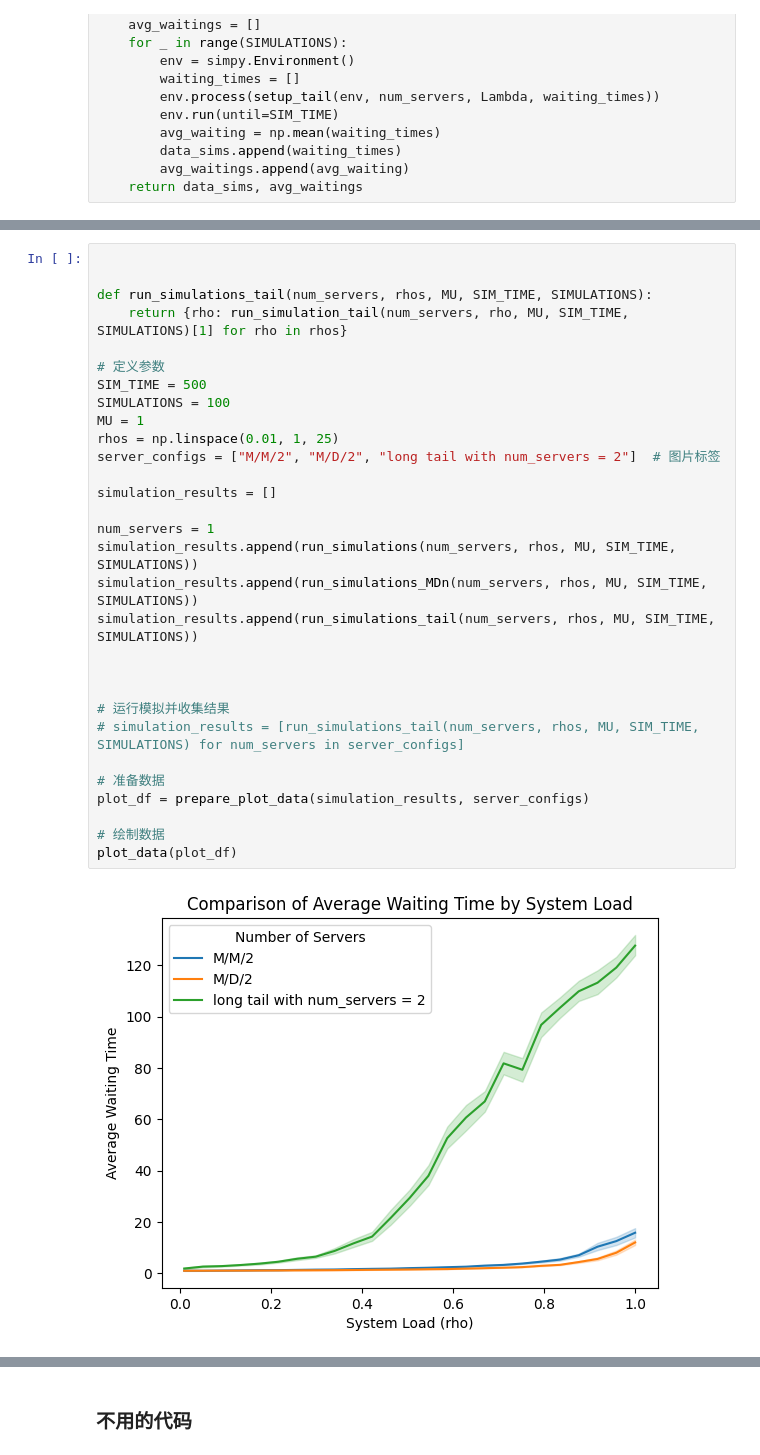
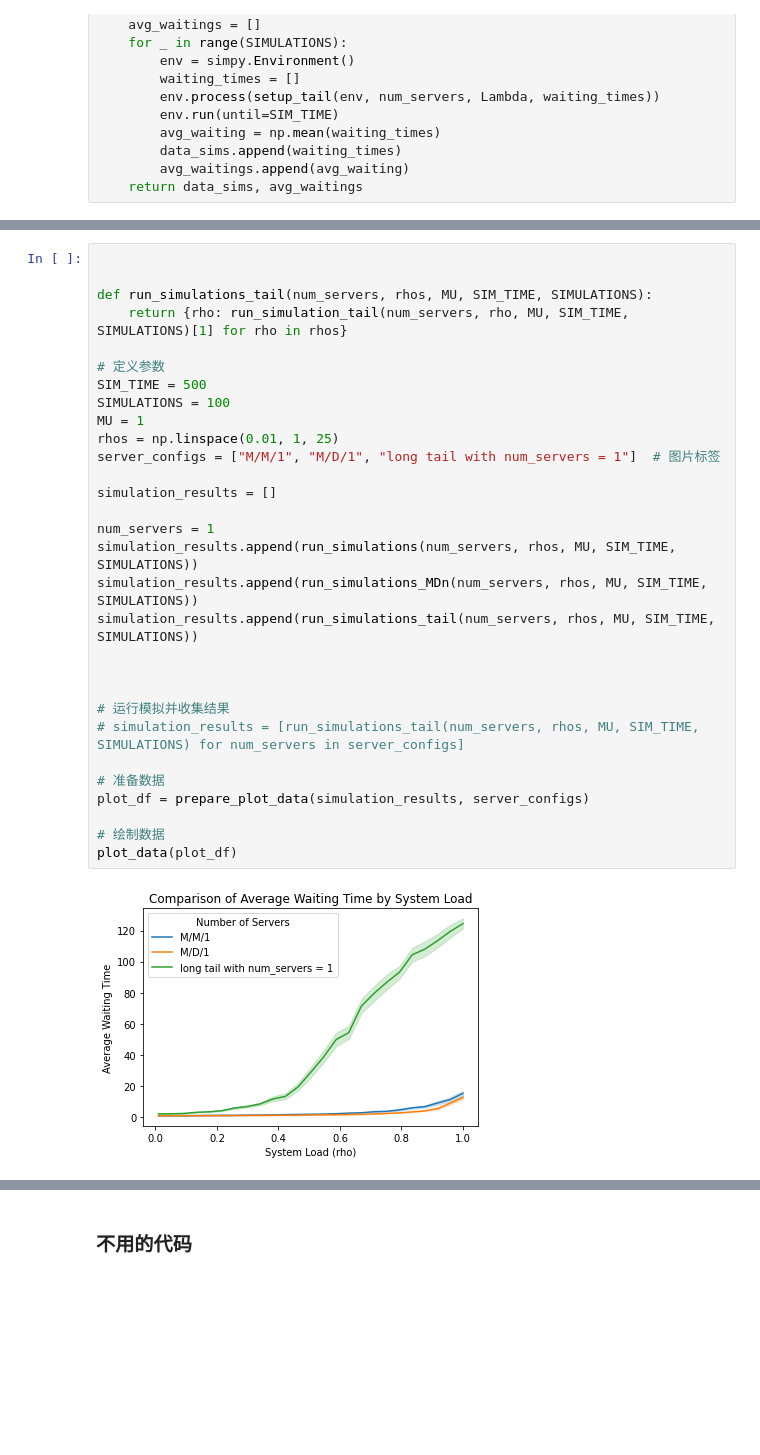
Before and after one commit to Ailuro-Luna/queueing, a Jupyter notebook: Jiawei Liao_14702398_Weikang Chen_14765632_Dan Dong_14989093_Assignment 2.ipynb, the cells around one changed output, grey strips where cells are left out. Drawn from its saved outputs; the diff is of its cells as text; blank space fills up the shorter version.

```diff
--- a/Jiawei Liao_14702398_Weikang Chen_14765632_Dan Dong_14989093_Assignment 2.ipynb
+++ b/Jiawei Liao_14702398_Weikang Chen_14765632_Dan Dong_14989093_Assignment 2.ipynb
@@ -861,35 +1111,35 @@ plot_data(plot_df)
 # %%
 
 
 def run_simulations_tail(num_servers, rhos, MU, SIM_TIME, SIMULATIONS):
     return {rho: run_simulation_tail(num_servers, rho, MU, SIM_TIME, SIMULATIONS)[1] for rho in rhos}
 
 # 定义参数
 SIM_TIME = 500
 SIMULATIONS = 100
 MU = 1
 rhos = np.linspace(0.01, 1, 25)
-server_configs = ["M/M/2", "M/D/2", "long tail with num_servers = 2"]  # 图片标签
+server_configs = ["M/M/1", "M/D/1", "long tail with num_servers = 1"]  # 图片标签
 
 simulation_results = []
 
 num_servers = 1
 simulation_results.append(run_simulations(num_servers, rhos, MU, SIM_TIME, SIMULATIONS))
 simulation_results.append(run_simulations_MDn(num_servers, rhos, MU, SIM_TIME, SIMULATIONS))
 simulation_results.append(run_simulations_tail(num_servers, rhos, MU, SIM_TIME, SIMULATIONS))
 
 
 
 # 运行模拟并收集结果
 # simulation_results = [run_simulations_tail(num_servers, rhos, MU, SIM_TIME, SIMULATIONS) for num_servers in server_configs]
 
 # 准备数据
 plot_df = prepare_plot_data(simulation_results, server_configs)
 
 # 绘制数据
 plot_data(plot_df)
 # %% [output]
-[figure, old version]
+[figure, new version]
 # %%
 
 
```
Also changed, not shown: parts of 37 cells of this notebook.
